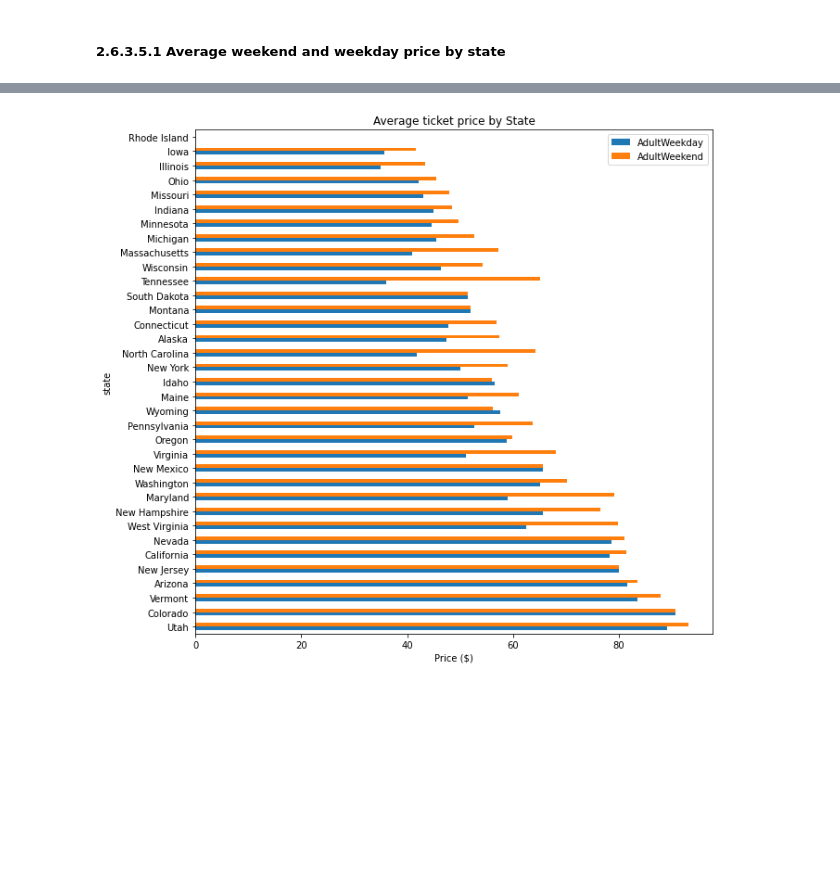
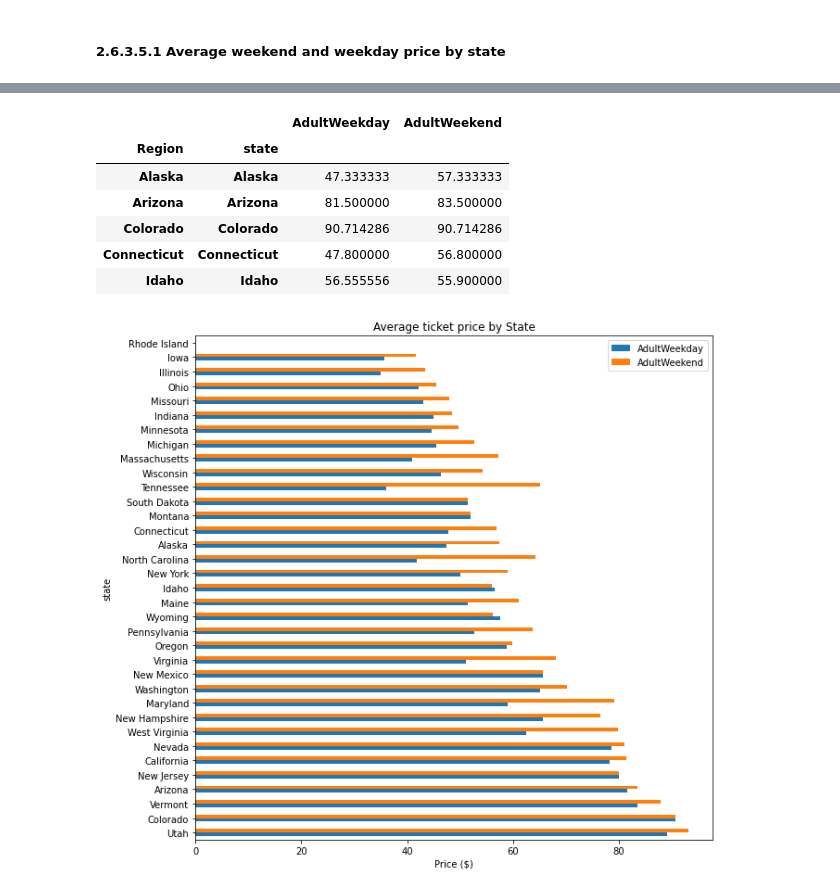
Before and after one commit to springboard-curriculum/DataScienceGuidedCapstone, a Jupyter notebook: Notebooks/02_data_wrangling.ipynb, the cells around one changed output, grey strips where cells are left out. Drawn from its saved outputs; the diff is of its cells as text; code cells hidden in the pictures; blank space fills up the shorter version.

```diff
--- a/Notebooks/02_data_wrangling.ipynb
+++ b/Notebooks/02_data_wrangling.ipynb
@@ -382,9 +392,18 @@ Our primary focus is our Big Mountain resort, in Montana. Does the state give yo
 # %%
 #Code task 14#
 # Calculate average weekday and weekend price by state and sort by the average of the two
 # Hint: use the pattern dataframe.groupby(<grouping variable>)[<list of columns>].mean()
-state_price_means = ski_data.___(___)[[___, ___]].mean()
+state_price_means = ski_data.groupby(by = ['Region','state'])[['AdultWeekday', 'AdultWeekend']].mean()
 state_price_means.head()
+state_price_means.
+# %% [output]
+|  |  | AdultWeekday | AdultWeekend |
+| Region | state |  |  |
+| Alaska | Alaska | 47.333333 | 57.333333 |
+| Arizona | Arizona | 81.500000 | 83.500000 |
+| Colorado | Colorado | 90.714286 | 90.714286 |
+| Connecticut | Connecticut | 47.800000 | 56.800000 |
+| Idaho | Idaho | 56.555556 | 55.900000 |
 # %%
 # The next bit simply reorders the index by increasing average of weekday and weekend prices
 # Compare the index order you get from
```
Also changed, not shown: parts of 2 cells of this notebook.
